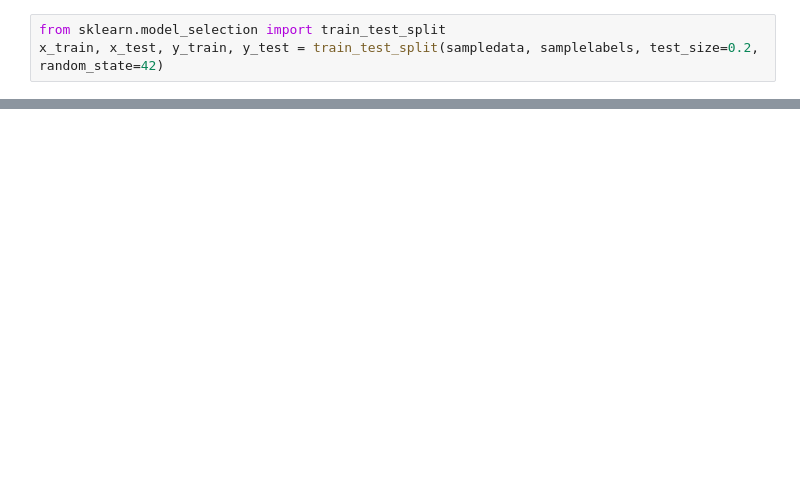
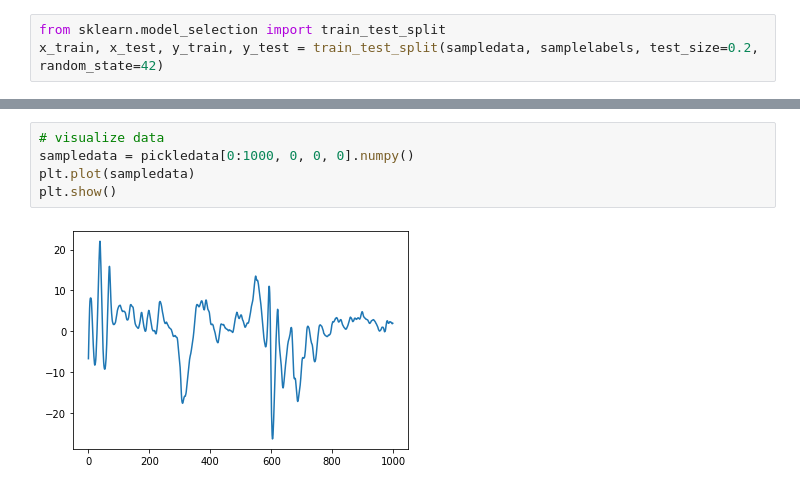
Before and after one commit to nalinijain/AIML-Project, a Jupyter notebook: vanillaML_try1.ipynb, the cells around one changed output, grey strips where cells are left out. Drawn from its saved outputs; the diff is of its cells as text; blank space fills up the shorter version.

```diff
--- a/vanillaML_try1.ipynb
+++ b/vanillaML_try1.ipynb
@@ -64,0 +86,7 @@ mean_squared_error(y_test,polymodelpred)
+# %%
+# visualize data
+sampledata = pickledata[0:1000, 0, 0, 0].numpy()
+plt.plot(sampledata)
+plt.show()
+# %% [output]
+[figure, added]
```
Also changed, not shown: parts of 23 cells of this notebook.
